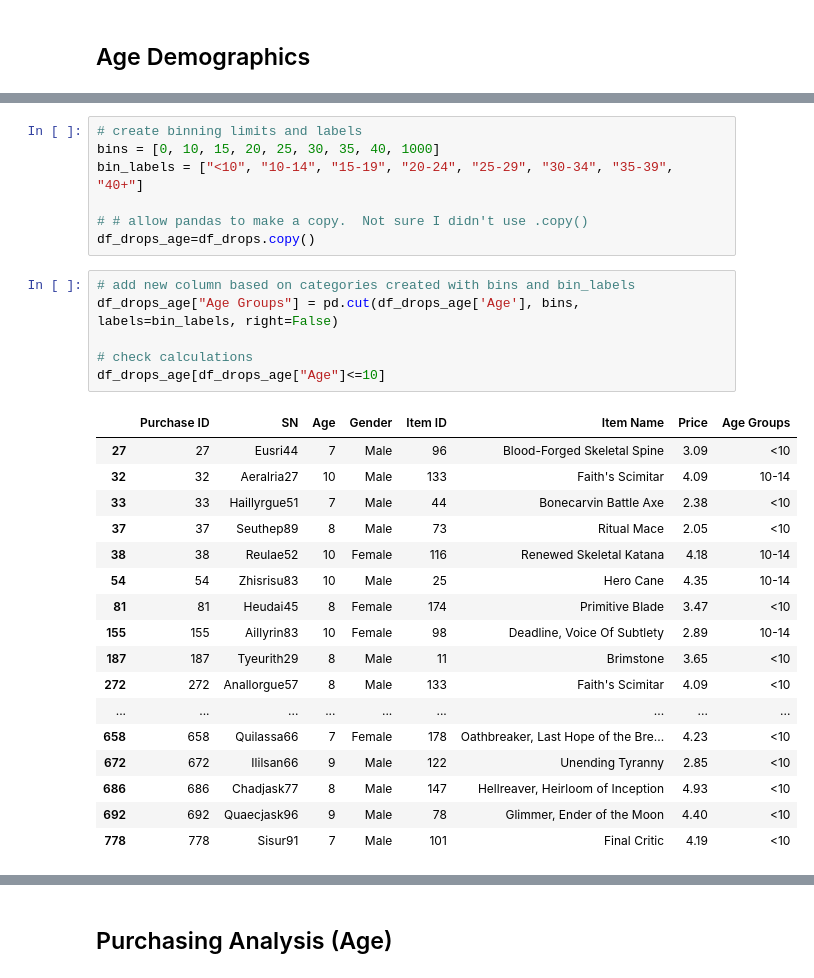
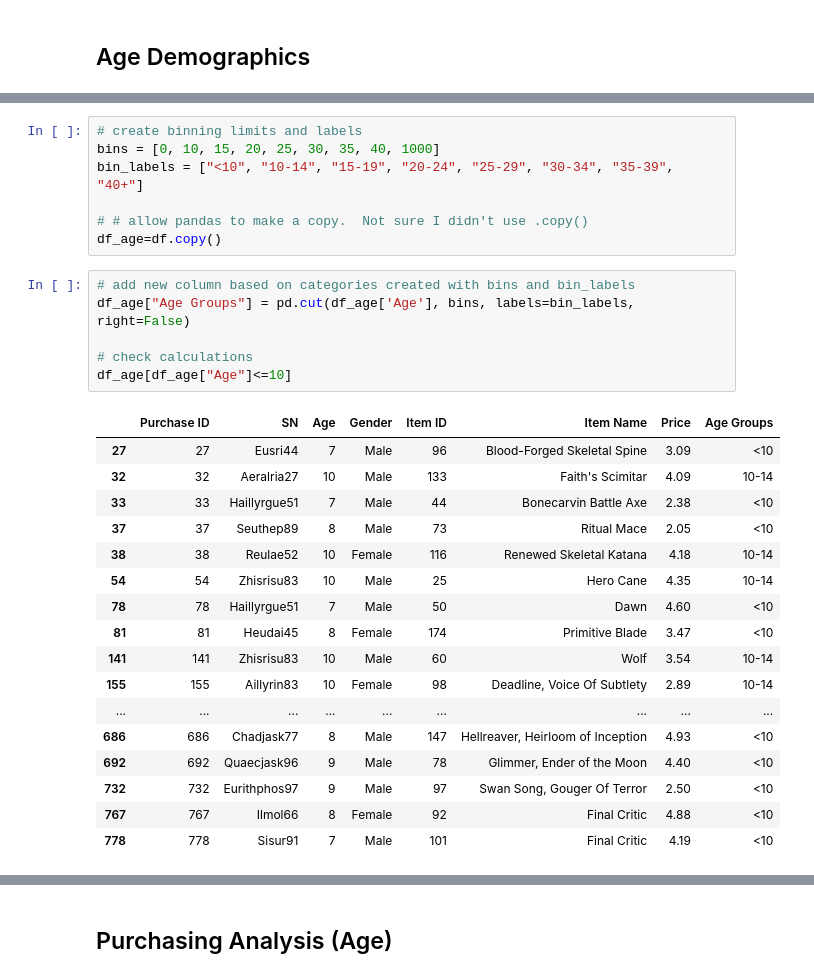
Before and after one commit to ejw-data/pandas-sales, a Jupyter notebook: purchase_analysis.ipynb, the cells around one changed output, grey strips where cells are left out. Cells and saved outputs as stored; diff of their text form.

```diff
--- a/purchase_analysis.ipynb
+++ b/purchase_analysis.ipynb
@@ -171,30 +203,30 @@ bins = [0, 10, 15, 20, 25, 30, 35, 40, 1000]
 bin_labels = ["<10", "10-14", "15-19", "20-24", "25-29", "30-34", "35-39", "40+"]
 
 # # allow pandas to make a copy.  Not sure I didn't use .copy()
-df_drops_age=df_drops.copy()
+df_age=df.copy()
 # %%
 # add new column based on categories created with bins and bin_labels
-df_drops_age["Age Groups"] = pd.cut(df_drops_age['Age'], bins, labels=bin_labels, right=False)
+df_age["Age Groups"] = pd.cut(df_age['Age'], bins, labels=bin_labels, right=False)
 
 # check calculations
-df_drops_age[df_drops_age["Age"]<=10]
+df_age[df_age["Age"]<=10]
 # %% [output]
 |  | Purchase ID | SN | Age | Gender | Item ID | Item Name | Price | Age Groups |
 | 27 | 27 | Eusri44 | 7 | Male | 96 | Blood-Forged Skeletal Spine | 3.09 | <10 |
 | 32 | 32 | Aeralria27 | 10 | Male | 133 | Faith's Scimitar | 4.09 | 10-14 |
 | 33 | 33 | Haillyrgue51 | 7 | Male | 44 | Bonecarvin Battle Axe | 2.38 | <10 |
 | 37 | 37 | Seuthep89 | 8 | Male | 73 | Ritual Mace | 2.05 | <10 |
 | 38 | 38 | Reulae52 | 10 | Female | 116 | Renewed Skeletal Katana | 4.18 | 10-14 |
 | 54 | 54 | Zhisrisu83 | 10 | Male | 25 | Hero Cane | 4.35 | 10-14 |
+| 78 | 78 | Haillyrgue51 | 7 | Male | 50 | Dawn | 4.60 | <10 |
 | 81 | 81 | Heudai45 | 8 | Female | 174 | Primitive Blade | 3.47 | <10 |
+| 141 | 141 | Zhisrisu83 | 10 | Male | 60 | Wolf | 3.54 | 10-14 |
 | 155 | 155 | Aillyrin83 | 10 | Female | 98 | Deadline, Voice Of Subtlety | 2.89 | 10-14 |
-| 187 | 187 | Tyeurith29 | 8 | Male | 11 | Brimstone | 3.65 | <10 |
-| 272 | 272 | Anallorgue57 | 8 | Male | 133 | Faith's Scimitar | 4.09 | <10 |
 | ... | ... | ... | ... | ... | ... | ... | ... | ... |
-| 658 | 658 | Quilassa66 | 7 | Female | 178 | Oathbreaker, Last Hope of the Bre... | 4.23 | <10 |
-| 672 | 672 | Ililsan66 | 9 | Male | 122 | Unending Tyranny | 2.85 | <10 |
 | 686 | 686 | Chadjask77 | 8 | Male | 147 | Hellreaver, Heirloom of Inception | 4.93 | <10 |
 | 692 | 692 | Quaecjask96 | 9 | Male | 78 | Glimmer, Ender of the Moon | 4.40 | <10 |
+| 732 | 732 | Eurithphos97 | 9 | Male | 97 | Swan Song, Gouger Of Terror | 2.50 | <10 |
+| 767 | 767 | Ilmol66 | 8 | Female | 92 | Final Critic | 4.88 | <10 |
 | 778 | 778 | Sisur91 | 7 | Male | 101 | Final Critic | 4.19 | <10 |
 # %%
 #  Groupby the binned data and get summary data of purchasers
```
Also changed, not shown: parts of 10 cells of this notebook, 1 other file.
